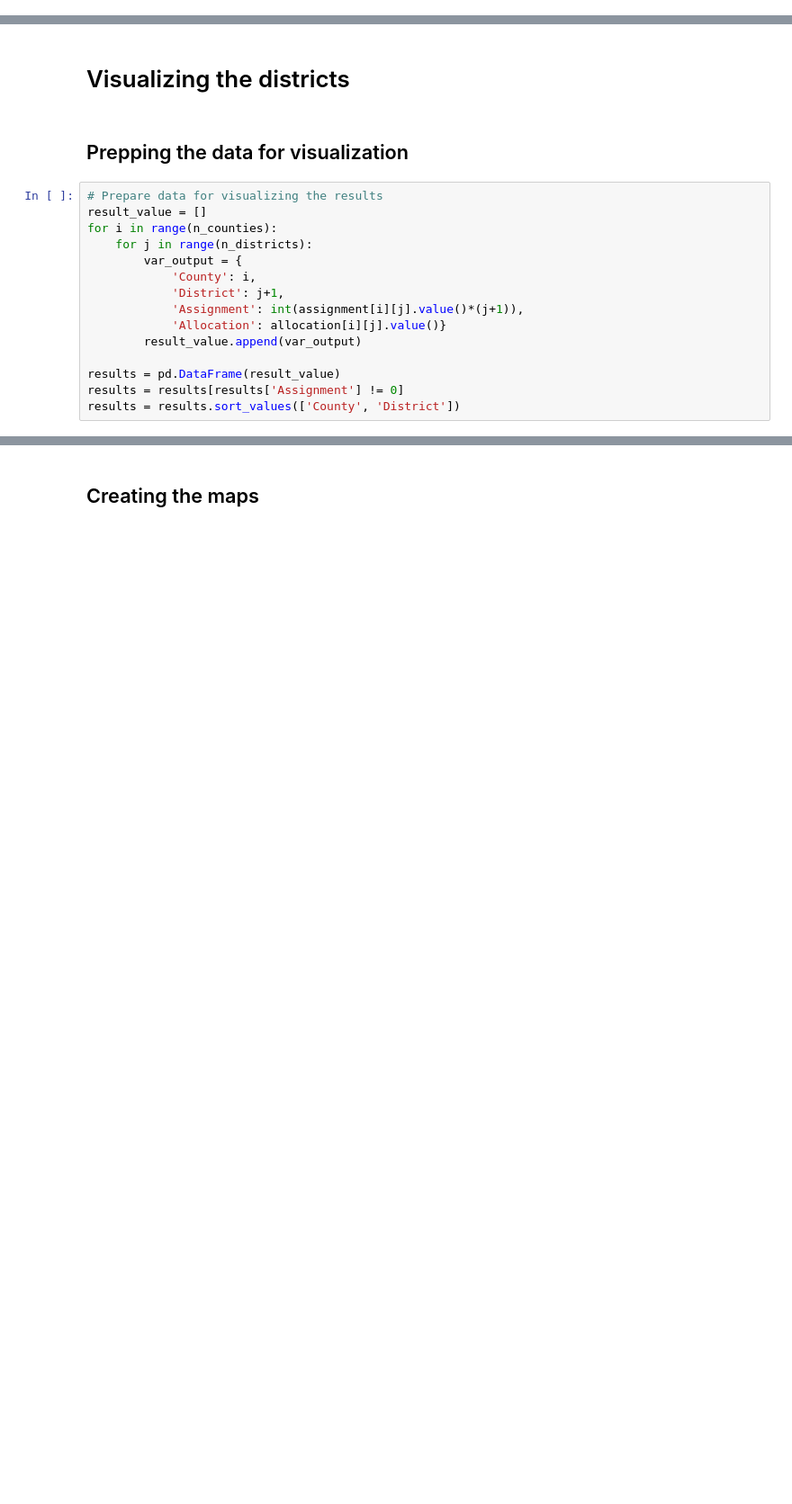
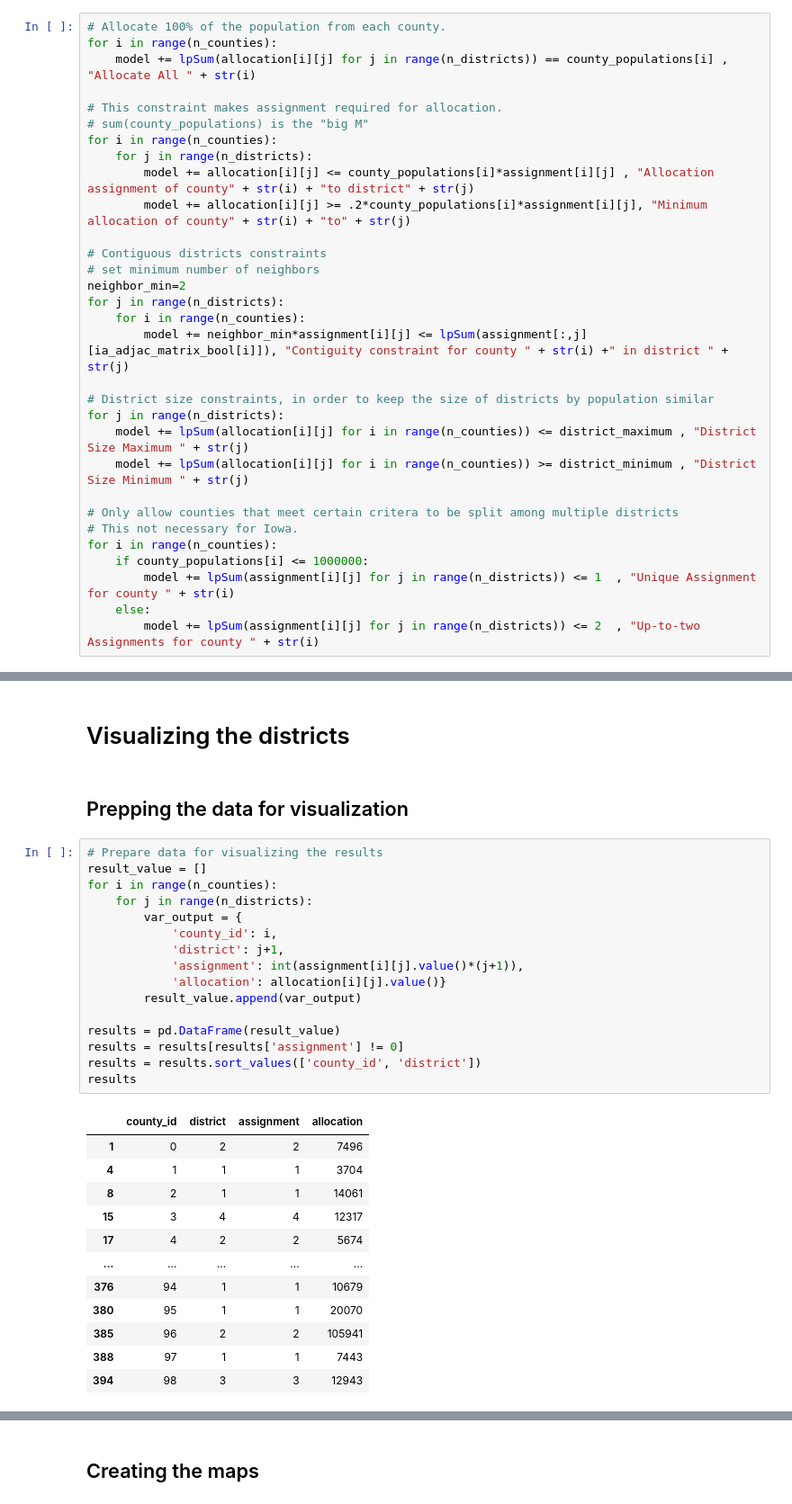
Before and after one commit to stefaniegwangphd/ia-redistricting, a Jupyter notebook: Iowa_redistricting.ipynb, the cells around one changed output, grey strips where cells are left out. Shown at 90% size. Cells and saved outputs as stored; diff of their text form; blank space fills up the shorter version.

```diff
--- a/Iowa_redistricting.ipynb
+++ b/Iowa_redistricting.ipynb
@@ -302,3 +161,34 @@ for j in range(n_districts):
+# %%
+# Allocate 100% of the population from each county.
+for i in range(n_counties):
+    model += lpSum(allocation[i][j] for j in range(n_districts)) == county_populations[i] , "Allocate All " + str(i)
+
+# This constraint makes assignment required for allocation.
+# sum(county_populations) is the "big M"
+for i in range(n_counties):
+    for j in range(n_districts):
+        model += allocation[i][j] <= county_populations[i]*assignment[i][j] , "Allocation assignment of county" + str(i) + "to district" + str(j)
+        model += allocation[i][j] >= .2*county_populations[i]*assignment[i][j], "Minimum allocation of county" + str(i) + "to" + str(j)
+
+# Contiguous districts constraints
+# set minimum number of neighbors
+neighbor_min=2
+for j in range(n_districts):
+    for i in range(n_counties):
+        model += neighbor_min*assignment[i][j] <= lpSum(assignment[:,j][ia_adjac_matrix_bool[i]]), "Contiguity constraint for county " + str(i) +" in district " + str(j)
+
+# District size constraints, in order to keep the size of districts by population similar
+for j in range(n_districts):
+    model += lpSum(allocation[i][j] for i in range(n_counties)) <= district_maximum , "District Size Maximum " + str(j)
+    model += lpSum(allocation[i][j] for i in range(n_counties)) >= district_minimum , "District Size Minimum " + str(j)
+
+# Only allow counties that meet certain critera to be split among multiple districts
+# This not necessary for Iowa.
+for i in range(n_counties):
+    if county_populations[i] <= 1000000:
+        model += lpSum(assignment[i][j] for j in range(n_districts)) <= 1  , "Unique Assignment for county " + str(i)
+    else:
+        model += lpSum(assignment[i][j] for j in range(n_districts)) <= 2  , "Up-to-two Assignments for county " + str(i)
 # %%
 model.solve(GLPK_CMD(options=["--mipgap", "0.05", "--gomory"]))
 
@@ -353,15 +243,29 @@ County 98 assigned to district 1:  12943
 # %%
 # Prepare data for visualizing the results
 result_value = []
 for i in range(n_counties):
     for j in range(n_districts):
         var_output = {
-            'County': i,
-            'District': j+1,
-            'Assignment': int(assignment[i][j].value()*(j+1)),
-            'Allocation': allocation[i][j].value()}
+            'county_id': i,
+            'district': j+1,
+            'assignment': int(assignment[i][j].value()*(j+1)),
+            'allocation': allocation[i][j].value()}
         result_value.append(var_output)
 
 results = pd.DataFrame(result_value)
-results = results[results['Assignment'] != 0]
-results = results.sort_values(['County', 'District'])
+results = results[results['assignment'] != 0]
+results = results.sort_values(['county_id', 'district'])
+results
+# %% [output]
+|  | county_id | district | assignment | allocation |
+| 1 | 0 | 2 | 2 | 7496 |
+| 4 | 1 | 1 | 1 | 3704 |
+| 8 | 2 | 1 | 1 | 14061 |
+| 15 | 3 | 4 | 4 | 12317 |
+| 17 | 4 | 2 | 2 | 5674 |
+| ... | ... | ... | ... | ... |
+| 376 | 94 | 1 | 1 | 10679 |
+| 380 | 95 | 1 | 1 | 20070 |
+| 385 | 96 | 2 | 2 | 105941 |
+| 388 | 97 | 1 | 1 | 7443 |
+| 394 | 98 | 3 | 3 | 12943 |
```
Also changed, not shown: parts of 67 cells of this notebook, 1 other file.
